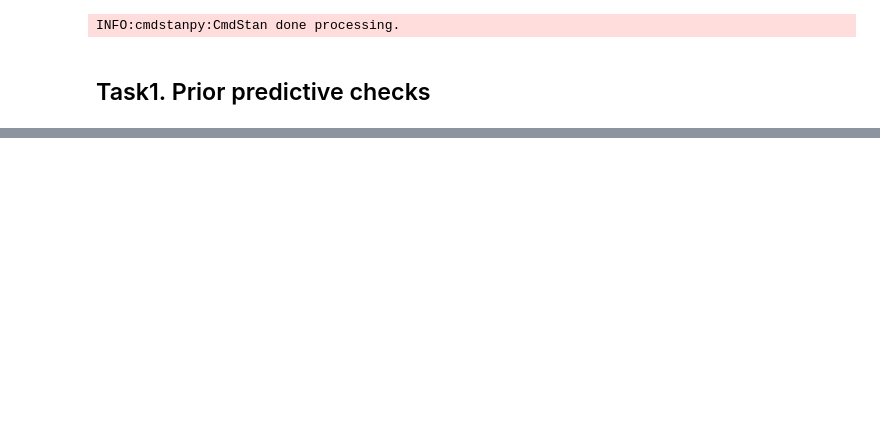
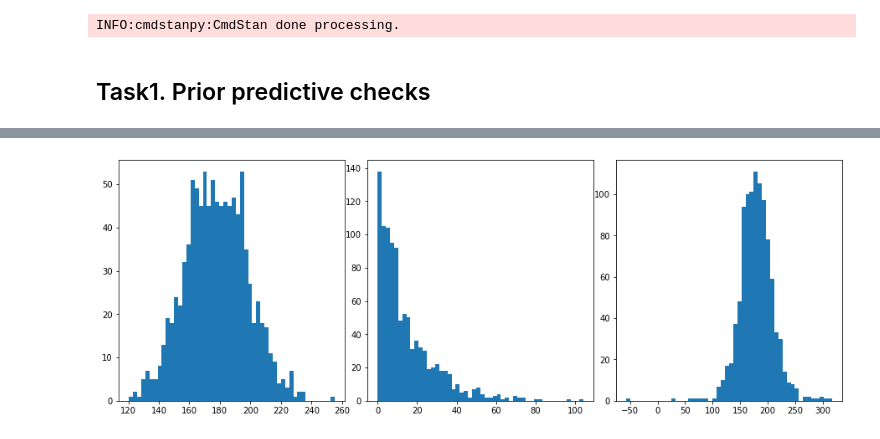
Before and after one commit to Truos/DataAnalytics, a Jupyter notebook: L04/Ex1.ipynb, the cells around one changed output, grey strips where cells are left out. Saved outputs shown, nothing was run; the diff lists cells and outputs as text; code cells hidden in the pictures; blank space fills up the shorter version.

```diff
--- a/L04/Ex1.ipynb
+++ b/L04/Ex1.ipynb
@@ -45,0 +59,13 @@ INFO:cmdstanpy:CmdStan done processing.
+# %%
+mu = sim.stan_variable('mu')
+sigma = sim.stan_variable('sigma')
+height = sim.stan_variable('height')
+
+bin=50
+fig,axs = plt.subplots(1,3,figsize=(15,5))
+axs[0].hist(mu ,bins = bin)
+axs[1].hist(sigma,bins = bin)
+axs[2].hist(height, bins = bin)
+plt.subplots_adjust(left=0.1, bottom=0.1, right=0.9, top=0.9, wspace=0.1, hspace=0.1)
+# %% [output]
+[figure, added]
```
Also changed, not shown: parts of 28 cells of this notebook, 1 other file.
